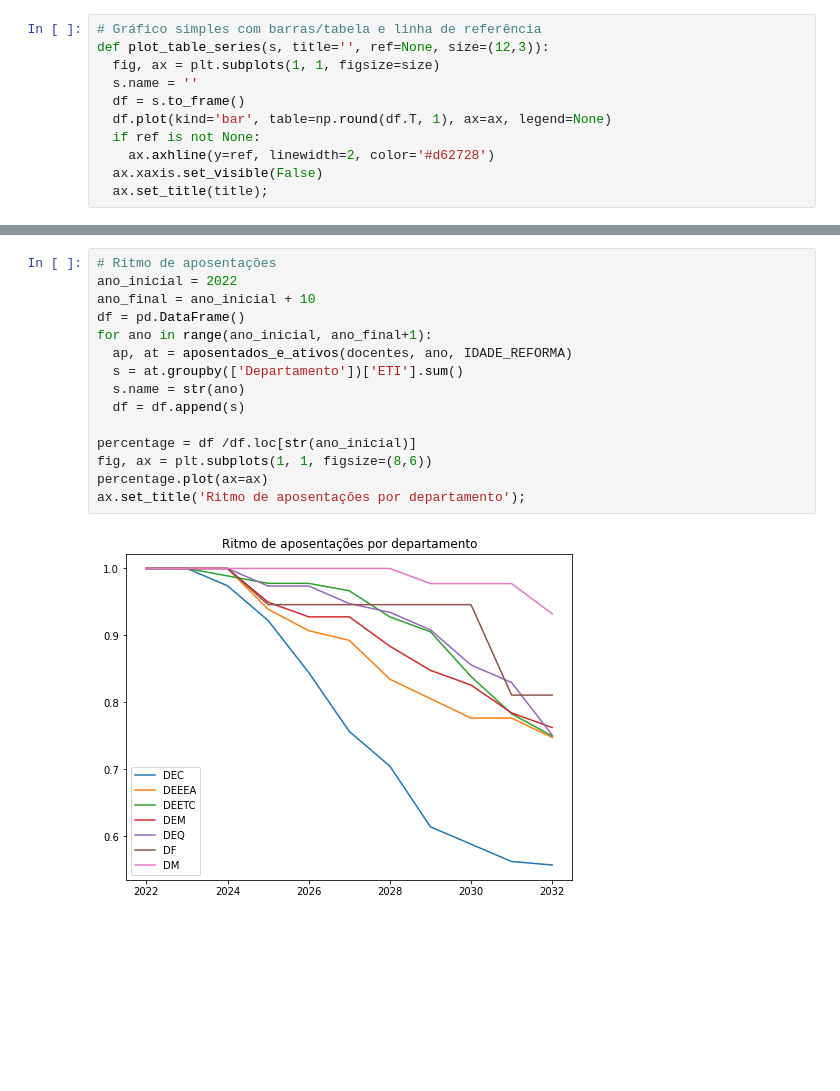
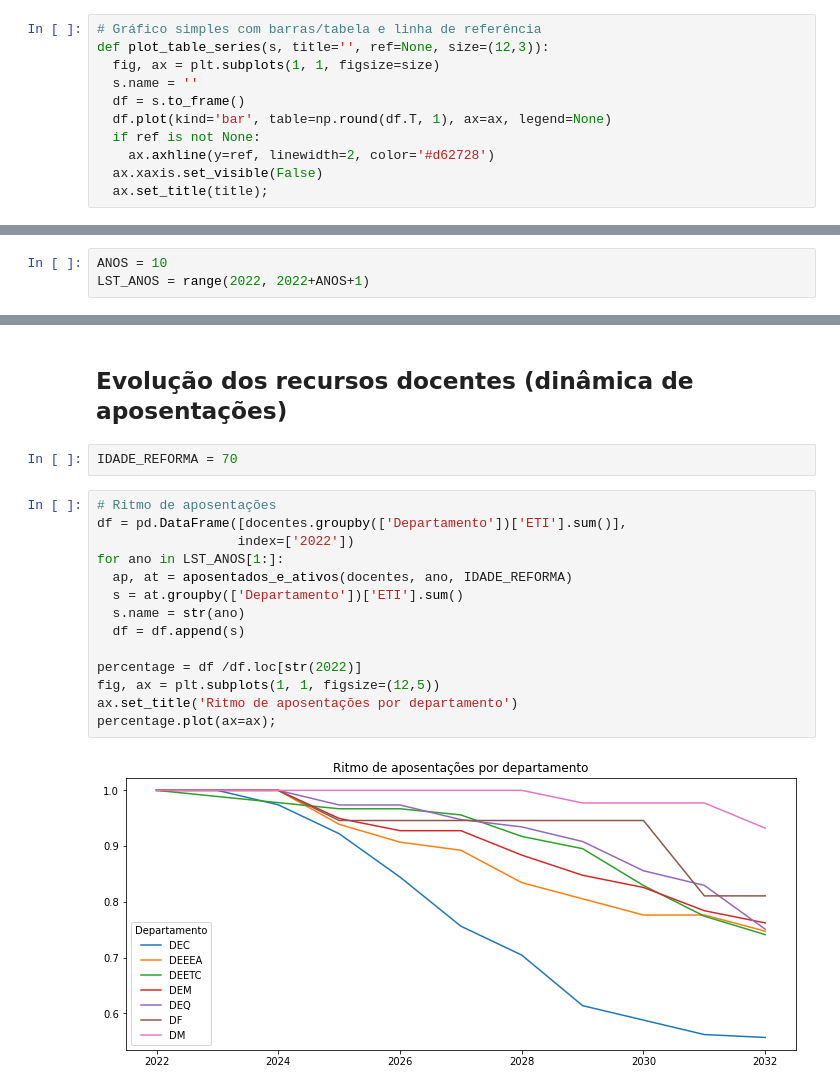
Before and after one commit to arjoca/RHDocentes, a Jupyter notebook: RHDocentes_Futuro.ipynb, the cells around one changed output, grey strips where cells are left out. Saved outputs shown, nothing was run; the diff lists cells and outputs as text; blank space fills up the shorter version.

```diff
--- a/RHDocentes_Futuro.ipynb
+++ b/RHDocentes_Futuro.ipynb
@@ -126,0 +103,3 @@ ax.set_title('Total de ETIs por departamento');
+# %%
+ANOS = 10
+LST_ANOS = range(2022, 2022+ANOS+1)
@@ -127,19 +126,22 @@ ax.set_title('Total de ETIs por departamento');
+# %% [markdown]
+## Evolução dos recursos docentes (dinâmica de aposentações)
+# %%
+IDADE_REFORMA = 70
 # %%
 # Ritmo de aposentações
-ano_inicial = 2022
-ano_final = ano_inicial + 10
-df = pd.DataFrame()
-for ano in range(ano_inicial, ano_final+1):
+df = pd.DataFrame([docentes.groupby(['Departamento'])['ETI'].sum()],
+                  index=['2022'])
+for ano in LST_ANOS[1:]:
   ap, at = aposentados_e_ativos(docentes, ano, IDADE_REFORMA)
   s = at.groupby(['Departamento'])['ETI'].sum()
   s.name = str(ano)
   df = df.append(s)
 
-percentage = df /df.loc[str(ano_inicial)]
-fig, ax = plt.subplots(1, 1, figsize=(8,6))
-percentage.plot(ax=ax)
-ax.set_title('Ritmo de aposentações por departamento');
+percentage = df /df.loc[str(2022)]
+fig, ax = plt.subplots(1, 1, figsize=(12,5))
+ax.set_title('Ritmo de aposentações por departamento')
+percentage.plot(ax=ax);
 # %% [output]
-[figure, old version]
+[figure, new version]
 # %%
 # Ritmo de aposentações na categoria
```
Also changed, not shown: parts of 17 cells of this notebook.
